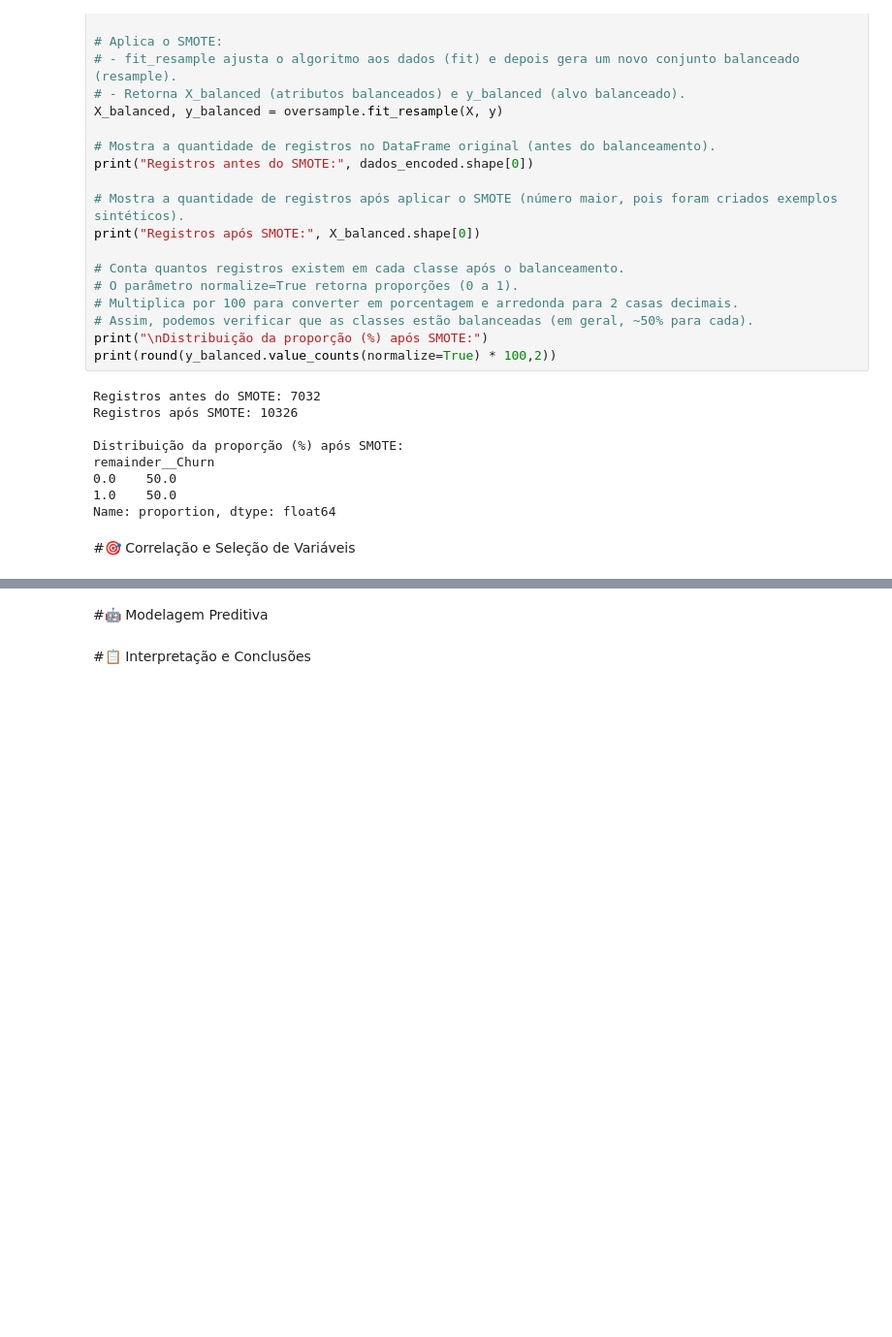
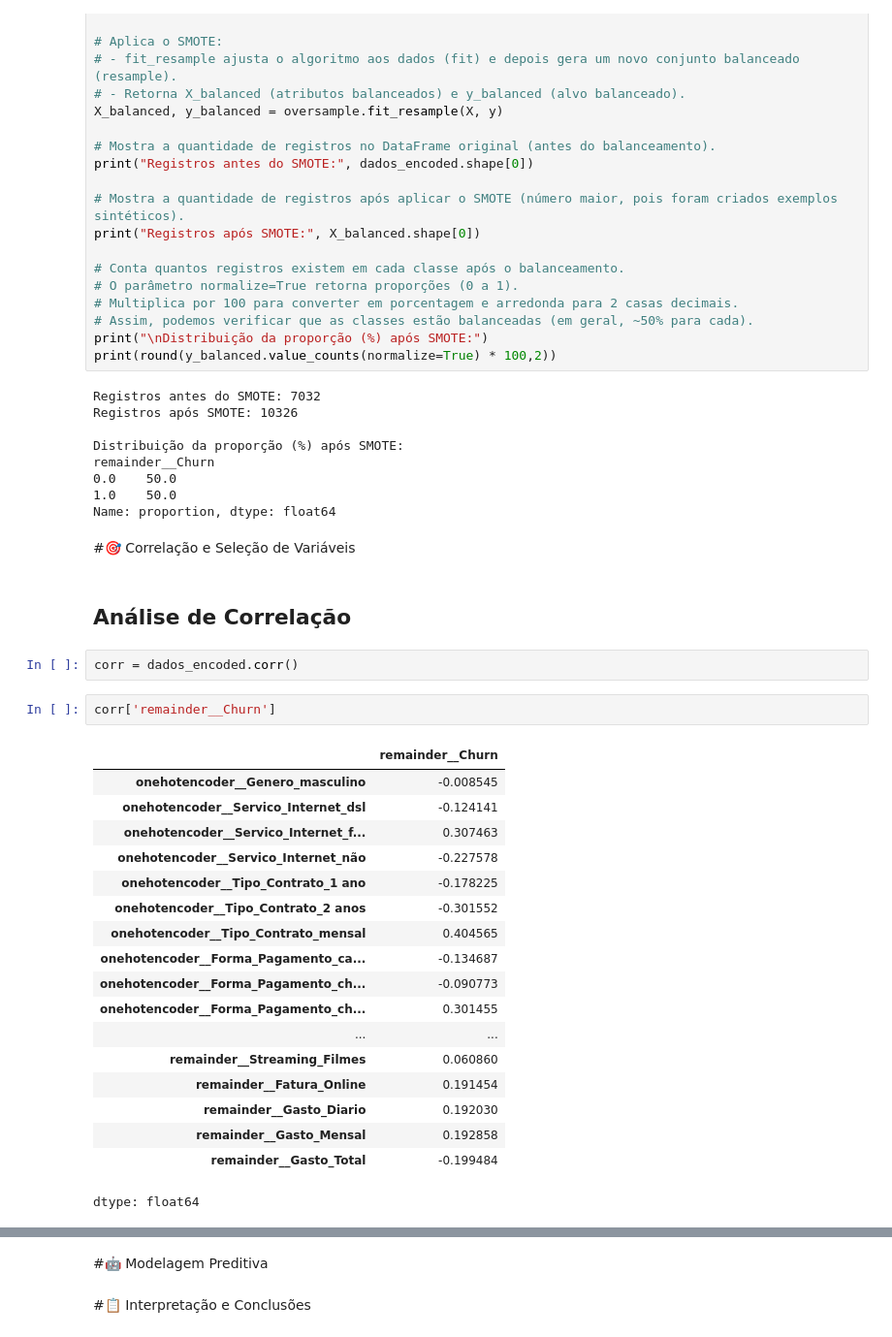
Before and after one commit to rodrigosergiosilva/challenge-telecom-x-2, a Jupyter notebook: TelecomX_Parte2_BR.ipynb, the cells around one changed output, grey strips where cells are left out. Shown at 97% size. Drawn from its saved outputs; the diff is of its cells as text; blank space fills up the shorter version.

```diff
--- a/TelecomX_Parte2_BR.ipynb
+++ b/TelecomX_Parte2_BR.ipynb
@@ -271,3 +271,28 @@ remainder__Churn
 Name: proportion, dtype: float64
 # %% [markdown]
 #🎯 Correlação e Seleção de Variáveis
+# %% [markdown]
+## Análise de Correlação
+# %%
+corr = dados_encoded.corr()
+# %%
+corr['remainder__Churn']
+# %% [output]
+|  | remainder__Churn |
+| onehotencoder__Genero_masculino | -0.008545 |
+| onehotencoder__Servico_Internet_dsl | -0.124141 |
+| onehotencoder__Servico_Internet_f... | 0.307463 |
+| onehotencoder__Servico_Internet_não | -0.227578 |
+| onehotencoder__Tipo_Contrato_1 ano | -0.178225 |
+| onehotencoder__Tipo_Contrato_2 anos | -0.301552 |
+| onehotencoder__Tipo_Contrato_mensal | 0.404565 |
+| onehotencoder__Forma_Pagamento_ca... | -0.134687 |
+| onehotencoder__Forma_Pagamento_ch... | -0.090773 |
+| onehotencoder__Forma_Pagamento_ch... | 0.301455 |
+| ... | ... |
+| remainder__Streaming_Filmes | 0.060860 |
+| remainder__Fatura_Online | 0.191454 |
+| remainder__Gasto_Diario | 0.192030 |
+| remainder__Gasto_Mensal | 0.192858 |
+| remainder__Gasto_Total | -0.199484 |
+dtype: float64
```
Also changed, not shown: parts of 3 cells of this notebook.
